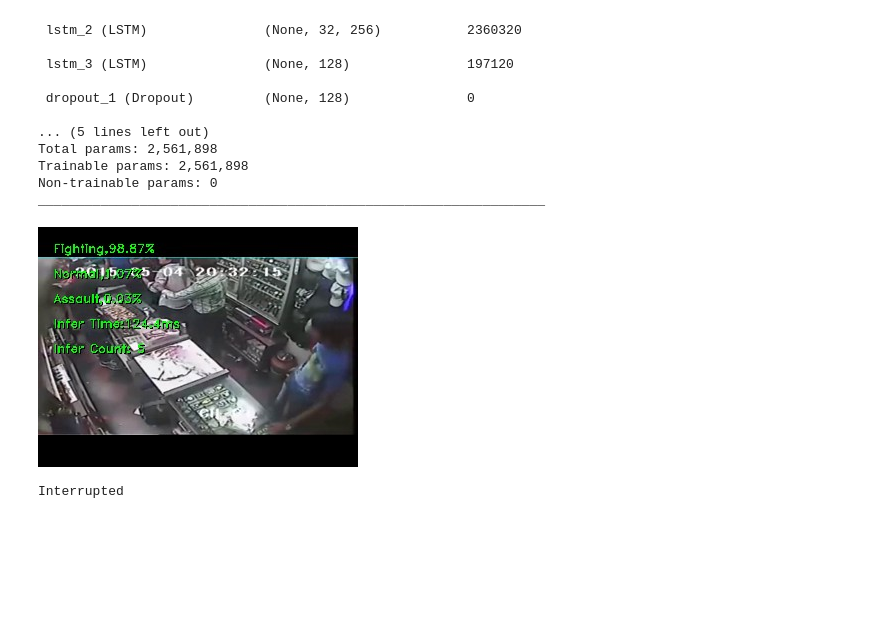
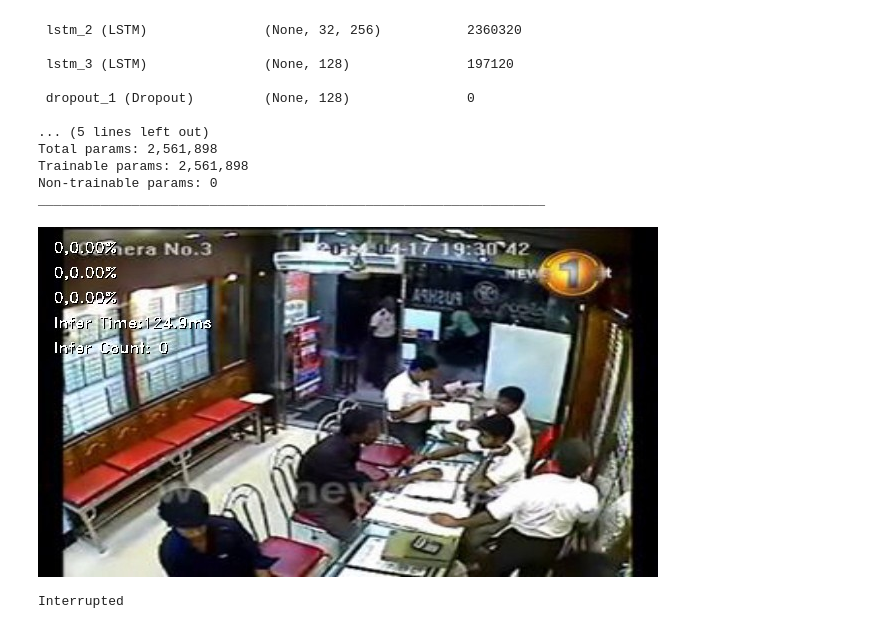
Before and after one commit to ayush9304/Criminal-Activity-Video-Surveillance-using-Deep-Learning, a Jupyter notebook: notebooks/inference.ipynb, the cells around one changed output. Cells and saved outputs as stored; diff of their text form; code cells hidden in the pictures; blank space fills up the shorter version.

```diff
--- a/notebooks/inference.ipynb
+++ b/notebooks/inference.ipynb
@@ -157,10 +157,10 @@ def display_text_fnc(frame, display_text, index):
 
     """
     # Configuration for displaying images with text.
-    FONT_COLOR = (0, 255, 0)
+    FONT_COLOR = (255, 255, 255)
     FONT_COLOR2 = (0, 0, 0)
     FONT_STYLE = cv2.FONT_HERSHEY_DUPLEX
-    FONT_SIZE = 0.4
+    FONT_SIZE = 0.5
     TEXT_VERTICAL_INTERVAL = 25
     TEXT_LEFT_MARGIN = 15
 
@@ -182,14 +182,11 @@ frames_idx = []
 def run_action_recognition(
     source: str = '0',
     flip: bool = True,
-    # use_popup: bool = False,
-    # compiled_model_en = None,
-    # compiled_model_de = None,
     skip_first_frames: int = 0
 ):
     ########################
-    size = height_en  # Endoder input size - From Cell 5_9
-    sample_duration = frames2decode  # Decoder input size - From Cell 5_7
+    size = height_en  # Endoder input size
+    sample_duration = frames2decode  # Decoder input size
     # Select frames per second of your source.
     fps = 30
     player = None
@@ -201,12 +198,6 @@ def run_action_recognition(
     global frames_idx
     frame_counter = None
     #############################################
-    ###########
-    ###########
-    ###### Sample Demo (College Update) ######
-    #vw = cv2.VideoWriter('demo_pipeline.mp4', cv2.VideoWriter_fourcc(*'XVID'), 15.0, (480,360))
-    ###########
-    ###########
     try:
 
         # Create a video player.
@@ -293,7 +284,7 @@ def run_action_recognition(
                 #############################################
 
             ##################################################################################################
-
+            frame = cv2.resize(frame, (620, 350))
             # Visualize the results.
             for i in range(0, 3):
                 display_text = text_template.format(
@@ -303,18 +294,10 @@ def run_action_recognition(
                 frame = display_text_fnc(frame, display_text, i)
 
             display_text = text_inference_template.format(Time=processing_time, fps=fps)
+
             frame = display_text_fnc(frame, display_text, 3)
 
             frame = display_text_fnc(frame, f"Infer Count: {final_inf_counter}",4)# (Time Taken: {final_infer_duration}s)", 4)
-
-            ###########
-            ###########
-            ###### Sample Demo (College Update) ######
-            #vw.write(frame)
-            #if cv2.waitKey(1) & 0xFF == ord('q'):
-            # 	break
-            ###########
-            ###########
 
             # Encode numpy array to jpg.
             _, encoded_img = cv2.imencode(".jpg", frame, params=[cv2.IMWRITE_JPEG_QUALITY, 90])
@@ -330,18 +313,17 @@ def run_action_recognition(
     except RuntimeError as e:    # Any different error
         print(e)
     finally:
-        #vw.release()
         if player is not None:
             # Stop capturing.
             player.stop()
 # %%
 try:
-	run_action_recognition(source="test_videos/Fighting024_x264.mp4", flip=False, skip_first_frames=0)
+	run_action_recognition(source="test_videos/cam1_shop_Robbery.mp4", flip=False, skip_first_frames=34)
 except Exception as e:
     print(e)
     print("Good Bye")
 # %% [output]
-[figure, old version]
+[figure, new version]
 Interrupted
 # %%
 #import tensorflow as tf
```
Also changed, not shown: 3 other files.
